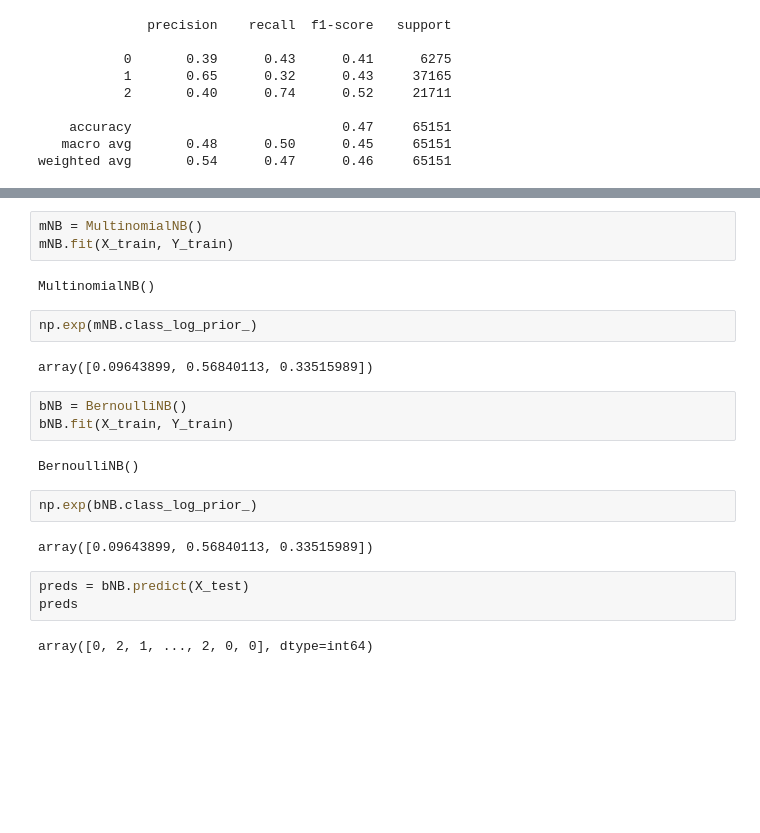
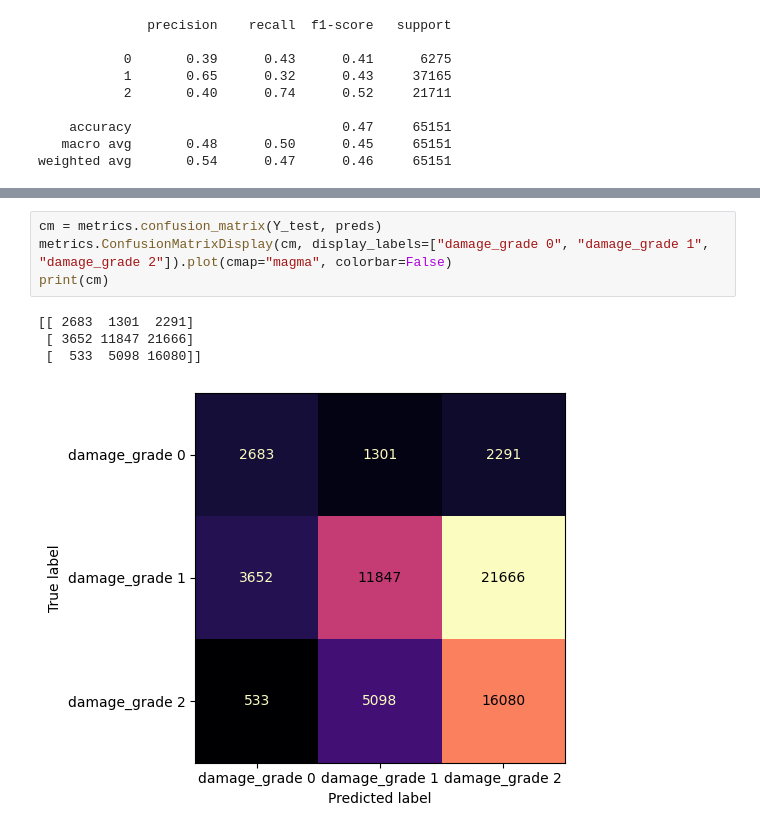
Before and after one commit to anbit192/earthquake, a Jupyter notebook: mixed_naive_bayes.ipynb, the cells around one changed output, grey strips where cells are left out. Saved outputs shown, nothing was run; the diff lists cells and outputs as text; blank space fills up the shorter version.

```diff
--- a/mixed_naive_bayes.ipynb
+++ b/mixed_naive_bayes.ipynb
@@ -191,23 +150,9 @@ gauss_probs.shape
-# %%
-mNB = MultinomialNB()
-mNB.fit(X_train, Y_train)
-# %% [output]
-MultinomialNB()
-# %%
-np.exp(mNB.class_log_prior_)
-# %% [output]
-array([0.09643899, 0.56840113, 0.33515989])
-# %%
-bNB = BernoulliNB()
-bNB.fit(X_train, Y_train)
-# %% [output]
-BernoulliNB()
-# %%
-np.exp(bNB.class_log_prior_)
-# %% [output]
-array([0.09643899, 0.56840113, 0.33515989])
-# %%
-preds = bNB.predict(X_test)
-preds
-# %% [output]
-array([0, 2, 1, ..., 2, 0, 0], dtype=int64)
+# %%
+cm = metrics.confusion_matrix(Y_test, preds)
+metrics.ConfusionMatrixDisplay(cm, display_labels=["damage_grade 0", "damage_grade 1", "damage_grade 2"]).plot(cmap="magma", colorbar=False)
+print(cm)
+# %% [output]
+[[ 2683  1301  2291]
+ [ 3652 11847 21666]
+ [  533  5098 16080]]
+[figure, added]
```
Also changed, not shown: parts of 14 cells of this notebook, 1 other file.
